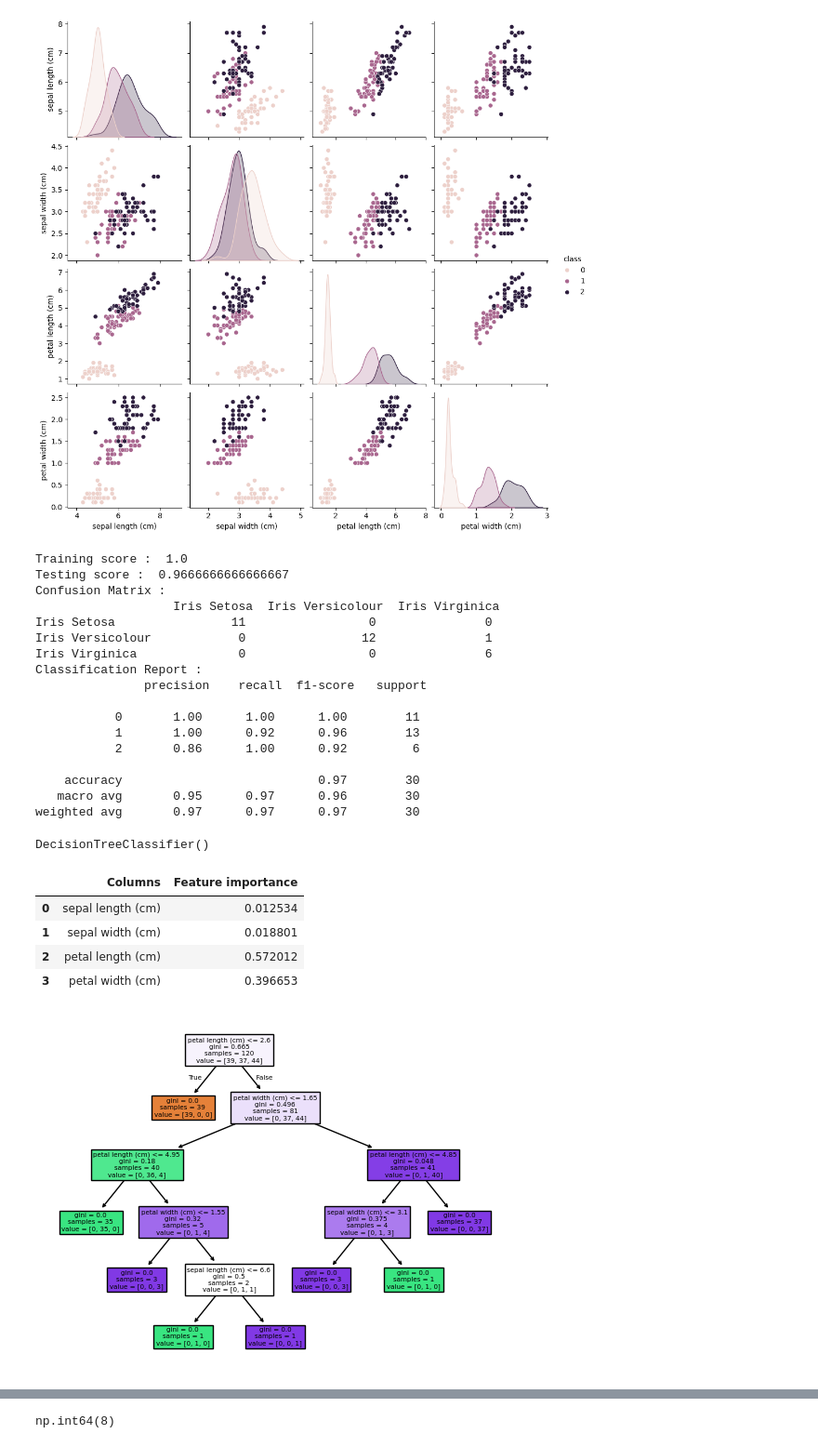
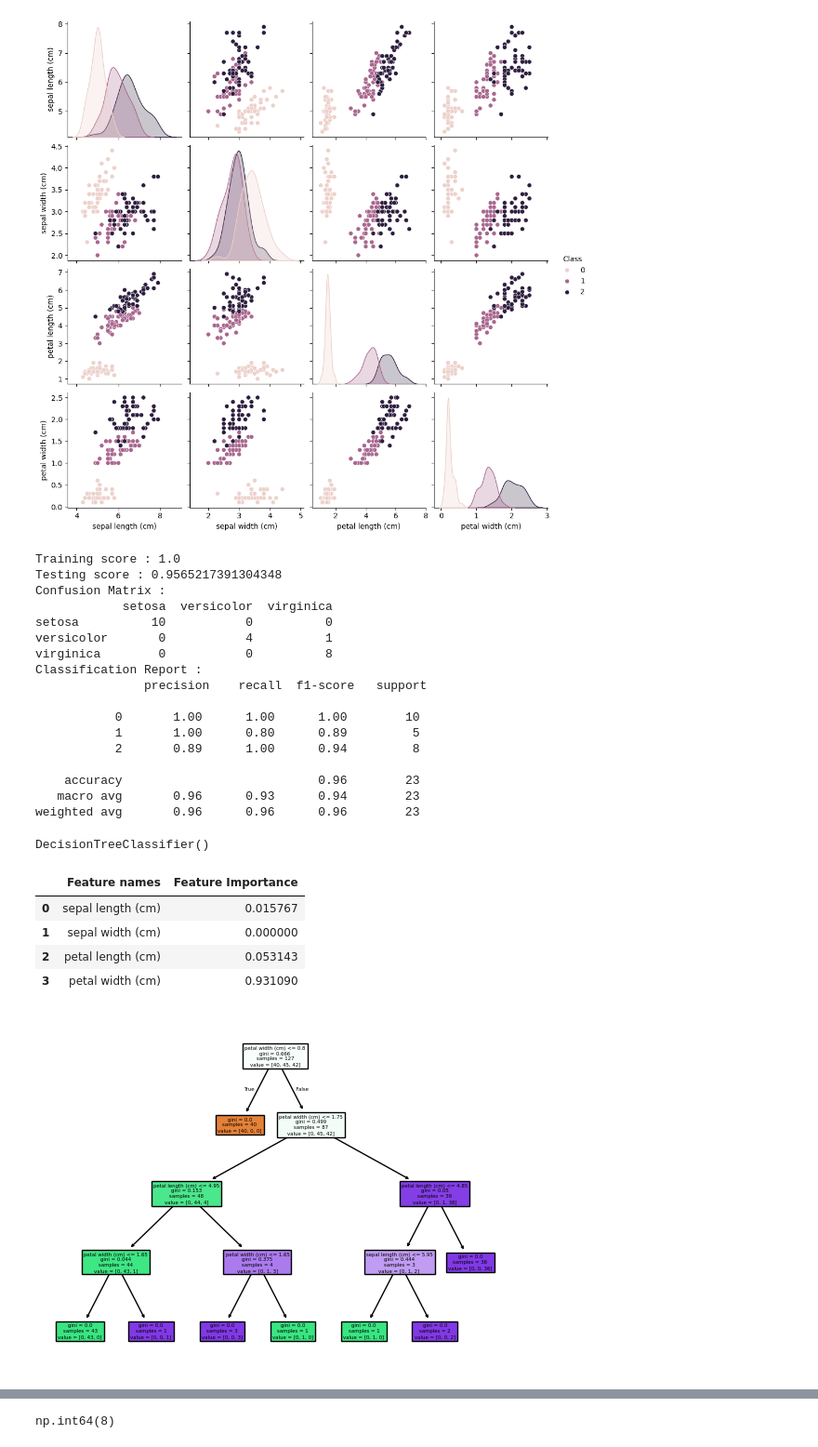
Before and after one commit to Parinita-Jain/ITvedant, a Jupyter notebook: ML Files/ML Files/DecisionTreeClassifier.ipynb, the cells around one changed output, grey strips where cells are left out. Shown at 93% size. Drawn from its saved outputs; the diff is of its cells as text; code cells hidden in the pictures.

```diff
--- a/ML Files/ML Files/DecisionTreeClassifier.ipynb
+++ b/ML Files/ML Files/DecisionTreeClassifier.ipynb
@@ -45,4 +47,4 @@ df.head(2)
 # %%
-df["class"]=iris.target
+df["Class"]=iris.target
 df.head(2)
 # %% [output]
@@ -92,3 +101,3 @@ sns.pairplot(data=df,hue="class")
 # %%
-features=df.drop("class",axis=1)
-target=df["class"]
+features=df.drop("Class",axis=1)
+target=df["Class"]
@@ -95,63 +106,66 @@ target=df["class"]
 # %%
 from sklearn.model_selection import train_test_split
-xtrain,xtest,ytrain,ytest=train_test_split(features,target,test_size=0.2,random_state=1)
+xtrain, xtest, ytrain, ytest = train_test_split(
+    features, target, test_size=0.15, random_state=4)
 # %%
 from sklearn.tree import DecisionTreeClassifier
 from sklearn.metrics import accuracy_score,confusion_matrix,classification_report
 # %%
 def mymodel(model):
-    model.fit(xtrain,ytrain)
+    model.fit(xtrain,ytrain) #
     ypred=model.predict(xtest)
-    # overfitting-unerfitting check
-    train_score=model.score(xtrain,ytrain)
-    test_score=model.score(xtest,ytest)
-    print("Training score : ",train_score)
-    print("Testing score : ",test_score)
+    # checking for overfitting underfitting
+    print(f"Training score : {model.score(xtrain,ytrain)}")
+    print(f"Testing score : {model.score(xtest,ytest)}")
     c=pd.DataFrame(confusion_matrix(ytest,ypred),
-                   index=["Iris Setosa","Iris Versicolour","Iris Virginica"],
-                columns=["Iris Setosa","Iris Versicolour","Iris Virginica"])
-    print("Confusion Matrix : \n",c)
+              index=['setosa', 'versicolor', 'virginica'],
+              columns=['setosa', 'versicolor', 'virginica'])
+    print(f"Confusion Matrix : \n{c}")
     print("Classification Report : \n",classification_report(ytest,ypred))
     return model
 # %%
 dt=mymodel(DecisionTreeClassifier())
-dt
 # %% [output]
-Training score :  1.0
-Testing score :  0.9666666666666667
+Training score : 1.0
+Testing score : 0.9565217391304348
 Confusion Matrix :
-                   Iris Setosa  Iris Versicolour  Iris Virginica
-Iris Setosa                11                 0               0
-Iris Versicolour            0                12               1
-Iris Virginica              0                 0               6
+            setosa  versicolor  virginica
+setosa          10           0          0
+versicolor       0           4          1
+virginica        0           0          8
 Classification Report :
                precision    recall  f1-score   support
 
-           0       1.00      1.00      1.00        11
-           1       1.00      0.92      0.96        13
-           2       0.86      1.00      0.92         6
+           0       1.00      1.00      1.00        10
+           1       1.00      0.80      0.89         5
+           2       0.89      1.00      0.94         8
 
-    accuracy                           0.97        30
-   macro avg       0.95      0.97      0.96        30
-weighted avg       0.97      0.97      0.97        30
+    accuracy                           0.96        23
+   macro avg       0.96      0.93      0.94        23
+weighted avg       0.96      0.96      0.96        23
-DecisionTreeClassifier()
+# %%
+dt
+# %% [output]
+DecisionTreeClassifier()
 # %%
-d={"Columns":iris.feature_names,
-  "Feature importance":dt.feature_importances_}
-x=pd.DataFrame(d)
-x
+d={
+    "Feature names":iris.feature_names,
+    "Feature Importance": dt.feature_importances_
+}
+fi=pd.DataFrame(d)
+fi
 # %% [output]
-|  | Columns | Feature importance |
-| 0 | sepal length (cm) | 0.012534 |
-| 1 | sepal width (cm) | 0.018801 |
-| 2 | petal length (cm) | 0.572012 |
-| 3 | petal width (cm) | 0.396653 |
+|  | Feature names | Feature Importance |
+| 0 | sepal length (cm) | 0.015767 |
+| 1 | sepal width (cm) | 0.000000 |
+| 2 | petal length (cm) | 0.053143 |
+| 3 | petal width (cm) | 0.931090 |
 # %%
 from sklearn import tree
-tree.plot_tree(dt,feature_names=features.columns,filled=True)
+tree.plot_tree(dt,feature_names=iris.feature_names,filled=True)
 plt.show()
 # %% [output]
-[figure, old version]
+[figure, new version]
 # %%
 dt.get_depth()
 # %% [output]
```
Also changed, not shown: parts of 31 cells of this notebook, 17 other files.
